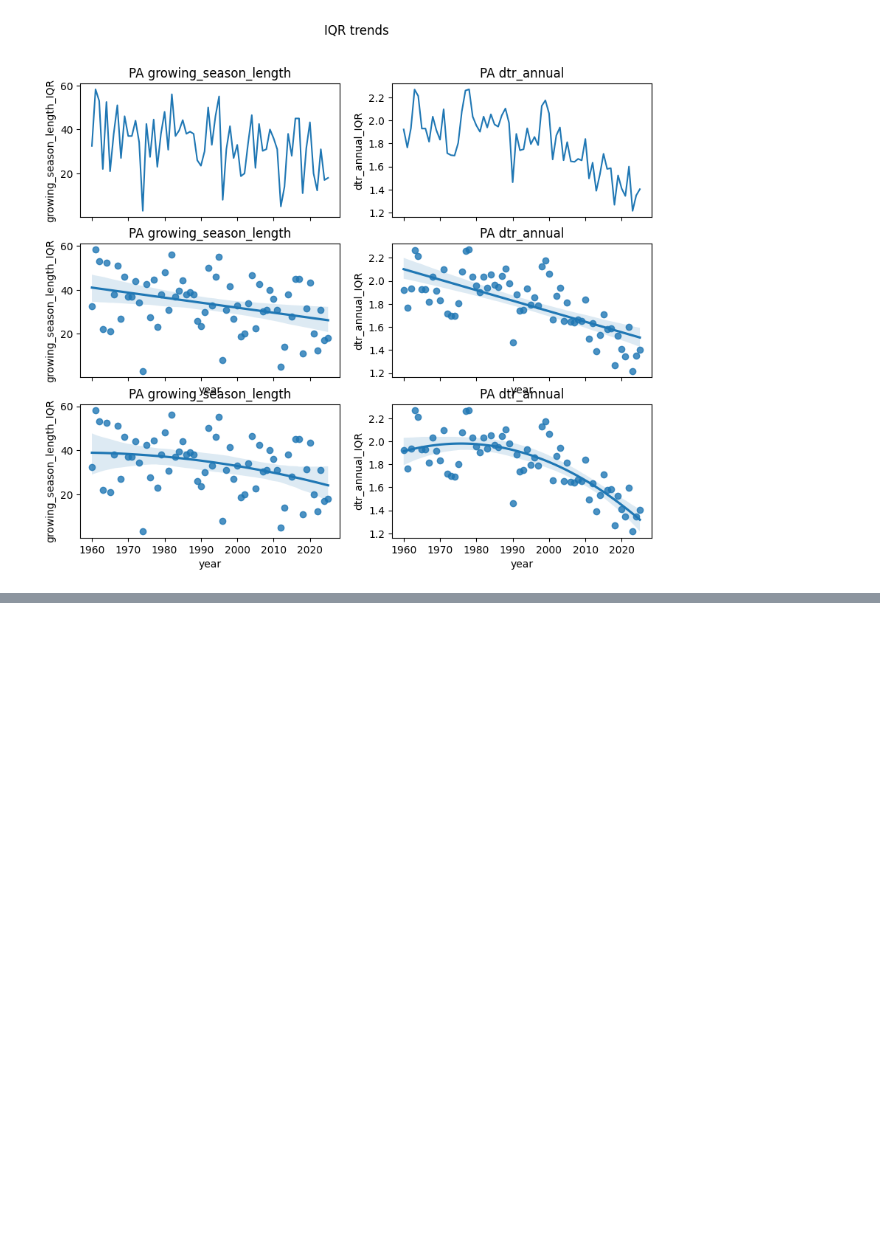
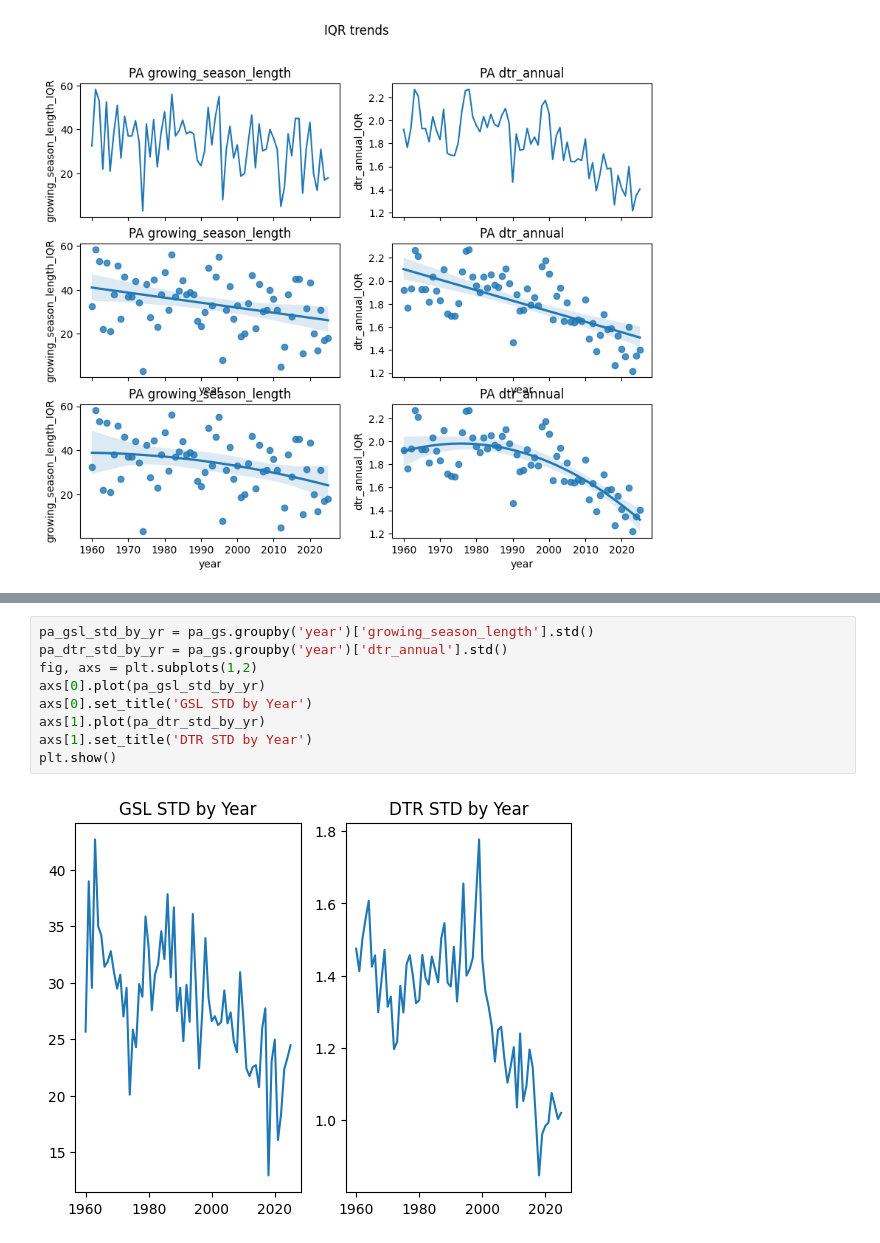
Before and after one commit to samjbaugh/reu26, a Jupyter notebook: IQR_analysis.ipynb, the cells around one changed output, grey strips where cells are left out. Drawn from its saved outputs; the diff is of its cells as text; blank space fills up the shorter version.

```diff
--- a/IQR_analysis.ipynb
+++ b/IQR_analysis.ipynb
@@ -81,2 +81,13 @@ for subset_name, subset_data in subsets.items():
 [figure]
 [figure]
+# %%
+pa_gsl_std_by_yr = pa_gs.groupby('year')['growing_season_length'].std()
+pa_dtr_std_by_yr = pa_gs.groupby('year')['dtr_annual'].std()
+fig, axs = plt.subplots(1,2)
+axs[0].plot(pa_gsl_std_by_yr)
+axs[0].set_title('GSL STD by Year')
+axs[1].plot(pa_dtr_std_by_yr)
+axs[1].set_title('DTR STD by Year')
+plt.show()
+# %% [output]
+[figure, added]
```
Also changed, not shown: parts of 1 cell of this notebook, 13 other files.
